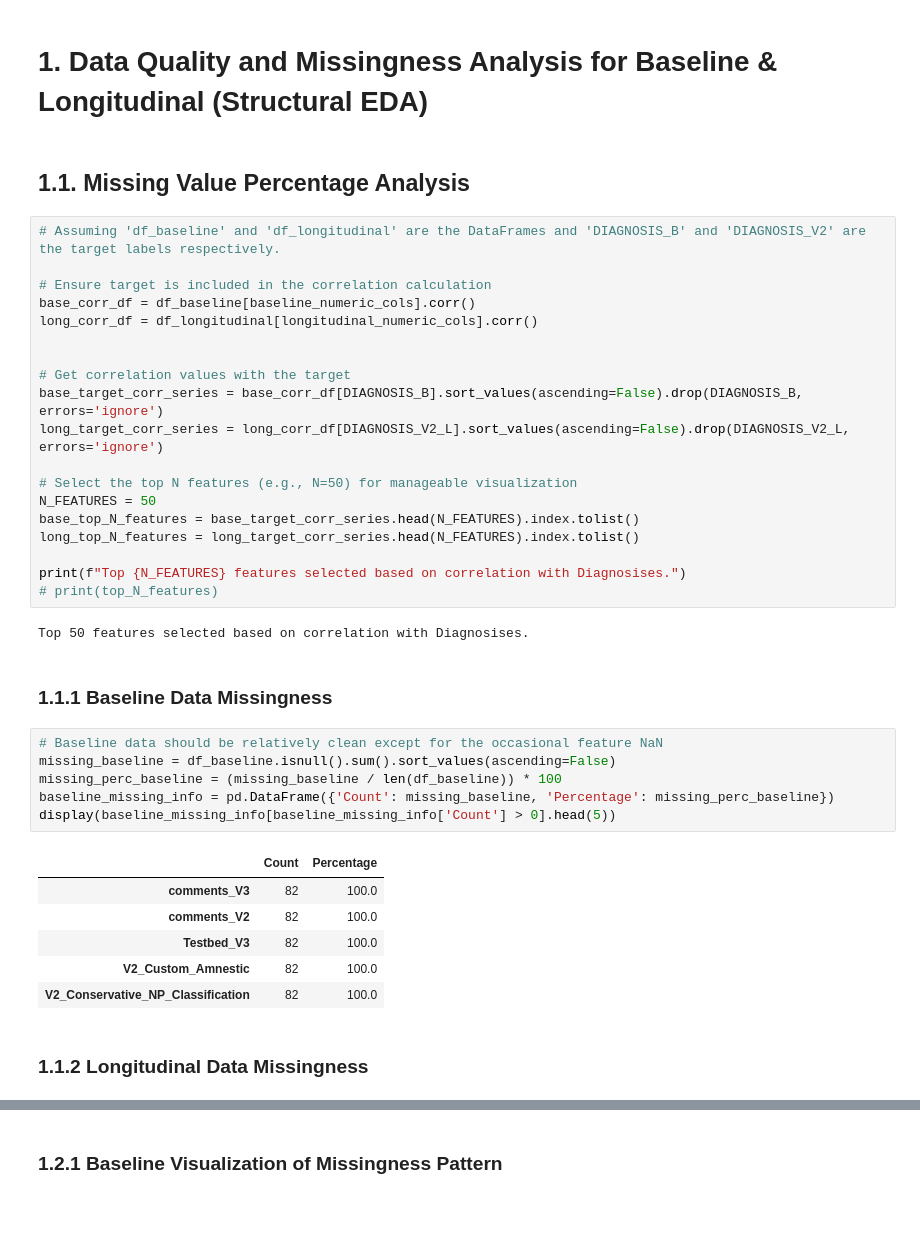
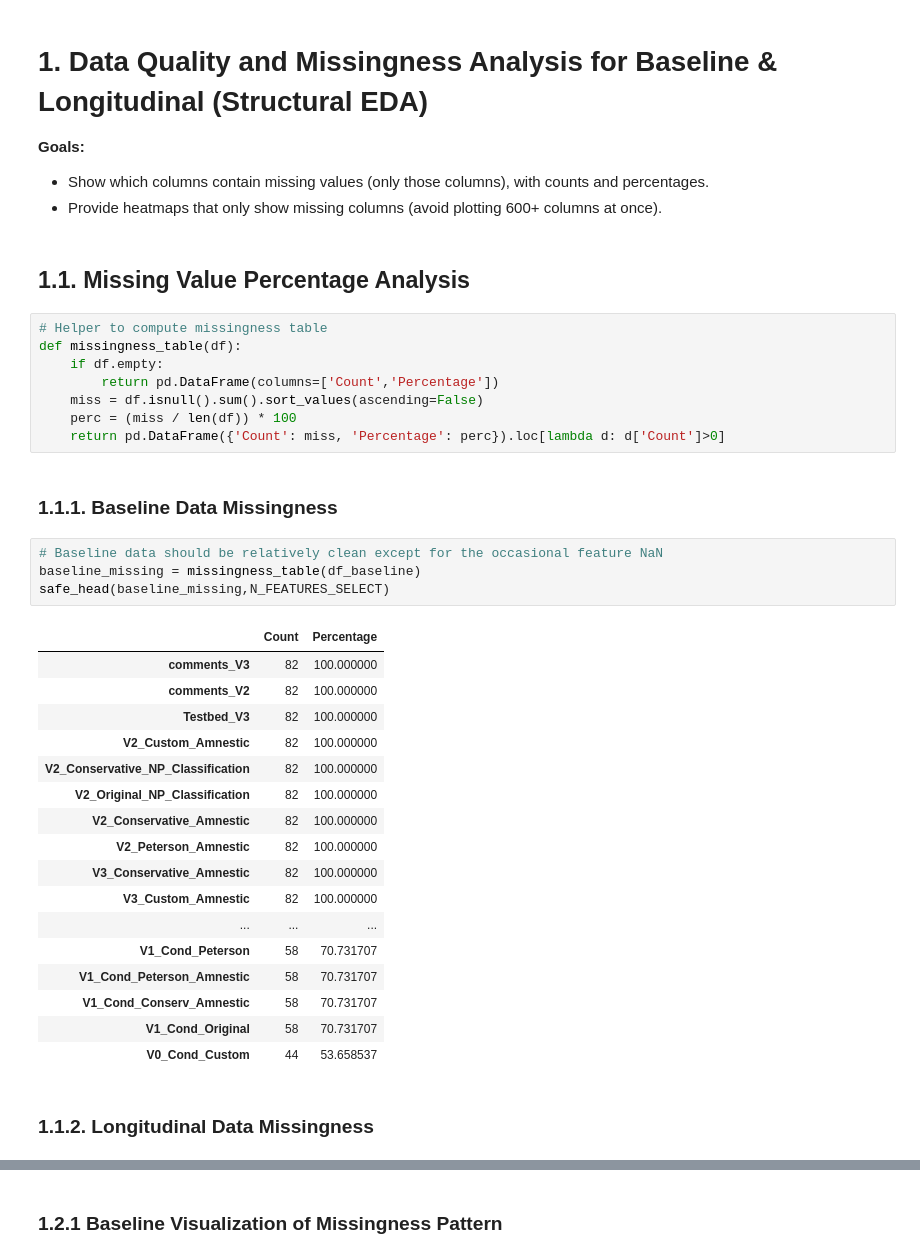
Before and after one commit to EdizArkin/EEG-Cognitive-Progression-Analysis-Early-Diagnosis, a Jupyter notebook: eda.ipynb, the cells around one changed output, grey strips where cells are left out. Cells and saved outputs as stored; diff of their text form; blank space fills up the shorter version.

```diff
--- a/eda.ipynb
+++ b/eda.ipynb
@@ -113,44 +174,45 @@ None
 # %% [markdown]
 # 1. Data Quality and Missingness Analysis for Baseline & Longitudinal (Structural EDA)
+
+**Goals:**
+
+* Show which columns contain missing values (only those columns), with counts and percentages.
+* Provide heatmaps that only show missing columns (avoid plotting 600+ columns at once).
 # %% [markdown]
 ## 1.1. Missing Value Percentage Analysis
-# %%
-# Assuming 'df_baseline' and 'df_longitudinal' are the DataFrames and 'DIAGNOSIS_B' and 'DIAGNOSIS_V2' are the target labels respectively.
-
-# Ensure target is included in the correlation calculation
-base_corr_df = df_baseline[baseline_numeric_cols].corr()
-long_corr_df = df_longitudinal[longitudinal_numeric_cols].corr()
-
-
-# Get correlation values with the target
-base_target_corr_series = base_corr_df[DIAGNOSIS_B].sort_values(ascending=False).drop(DIAGNOSIS_B, errors='ignore')
-long_target_corr_series = long_corr_df[DIAGNOSIS_V2_L].sort_values(ascending=False).drop(DIAGNOSIS_V2_L, errors='ignore')
-
-# Select the top N features (e.g., N=50) for manageable visualization
-N_FEATURES = 50
-base_top_N_features = base_target_corr_series.head(N_FEATURES).index.tolist()
-long_top_N_features = long_target_corr_series.head(N_FEATURES).index.tolist()
-
-print(f"Top {N_FEATURES} features selected based on correlation with Diagnosises.")
-# print(top_N_features)
-# %% [output]
-Top 50 features selected based on correlation with Diagnosises.
+# %%
+# Helper to compute missingness table
+def missingness_table(df):
+    if df.empty:
+        return pd.DataFrame(columns=['Count','Percentage'])
+    miss = df.isnull().sum().sort_values(ascending=False)
+    perc = (miss / len(df)) * 100
+    return pd.DataFrame({'Count': miss, 'Percentage': perc}).loc[lambda d: d['Count']>0]
 # %% [markdown]
-### 1.1.1 Baseline Data Missingness
+### 1.1.1. Baseline Data Missingness
 # %%
 # Baseline data should be relatively clean except for the occasional feature NaN
-missing_baseline = df_baseline.isnull().sum().sort_values(ascending=False)
-missing_perc_baseline = (missing_baseline / len(df_baseline)) * 100
-baseline_missing_info = pd.DataFrame({'Count': missing_baseline, 'Percentage': missing_perc_baseline})
-display(baseline_missing_info[baseline_missing_info['Count'] > 0].head(5))
+baseline_missing = missingness_table(df_baseline)
+safe_head(baseline_missing,N_FEATURES_SELECT)
 # %% [output]
 |  | Count | Percentage |
-| comments_V3 | 82 | 100.0 |
-| comments_V2 | 82 | 100.0 |
-| Testbed_V3 | 82 | 100.0 |
-| V2_Custom_Amnestic | 82 | 100.0 |
-| V2_Conservative_NP_Classification | 82 | 100.0 |
+| comments_V3 | 82 | 100.000000 |
+| comments_V2 | 82 | 100.000000 |
+| Testbed_V3 | 82 | 100.000000 |
+| V2_Custom_Amnestic | 82 | 100.000000 |
+| V2_Conservative_NP_Classification | 82 | 100.000000 |
+| V2_Original_NP_Classification | 82 | 100.000000 |
+| V2_Conservative_Amnestic | 82 | 100.000000 |
+| V2_Peterson_Amnestic | 82 | 100.000000 |
+| V3_Conservative_Amnestic | 82 | 100.000000 |
+| V3_Custom_Amnestic | 82 | 100.000000 |
+| ... | ... | ... |
+| V1_Cond_Peterson | 58 | 70.731707 |
+| V1_Cond_Peterson_Amnestic | 58 | 70.731707 |
+| V1_Cond_Conserv_Amnestic | 58 | 70.731707 |
+| V1_Cond_Original | 58 | 70.731707 |
+| V0_Cond_Custom | 44 | 53.658537 |
 # %% [markdown]
-### 1.1.2 Longitudinal Data Missingness
+### 1.1.2. Longitudinal Data Missingness
 # %%
 # Longitudinal data is expected to have high missingness in V2-derived targets (Prognoz)
```
Also changed, not shown: parts of 73 cells of this notebook, 3 other files.
